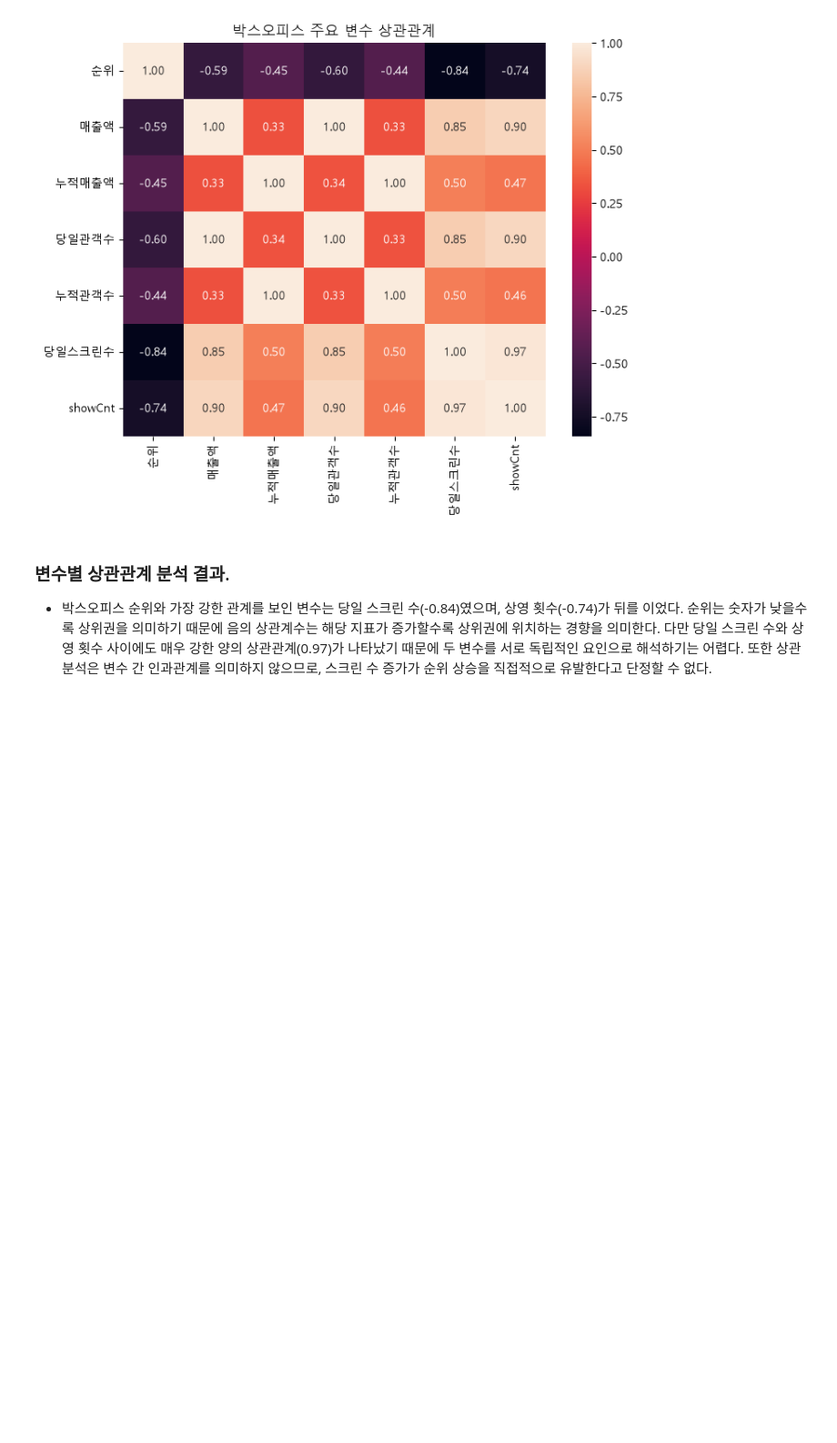
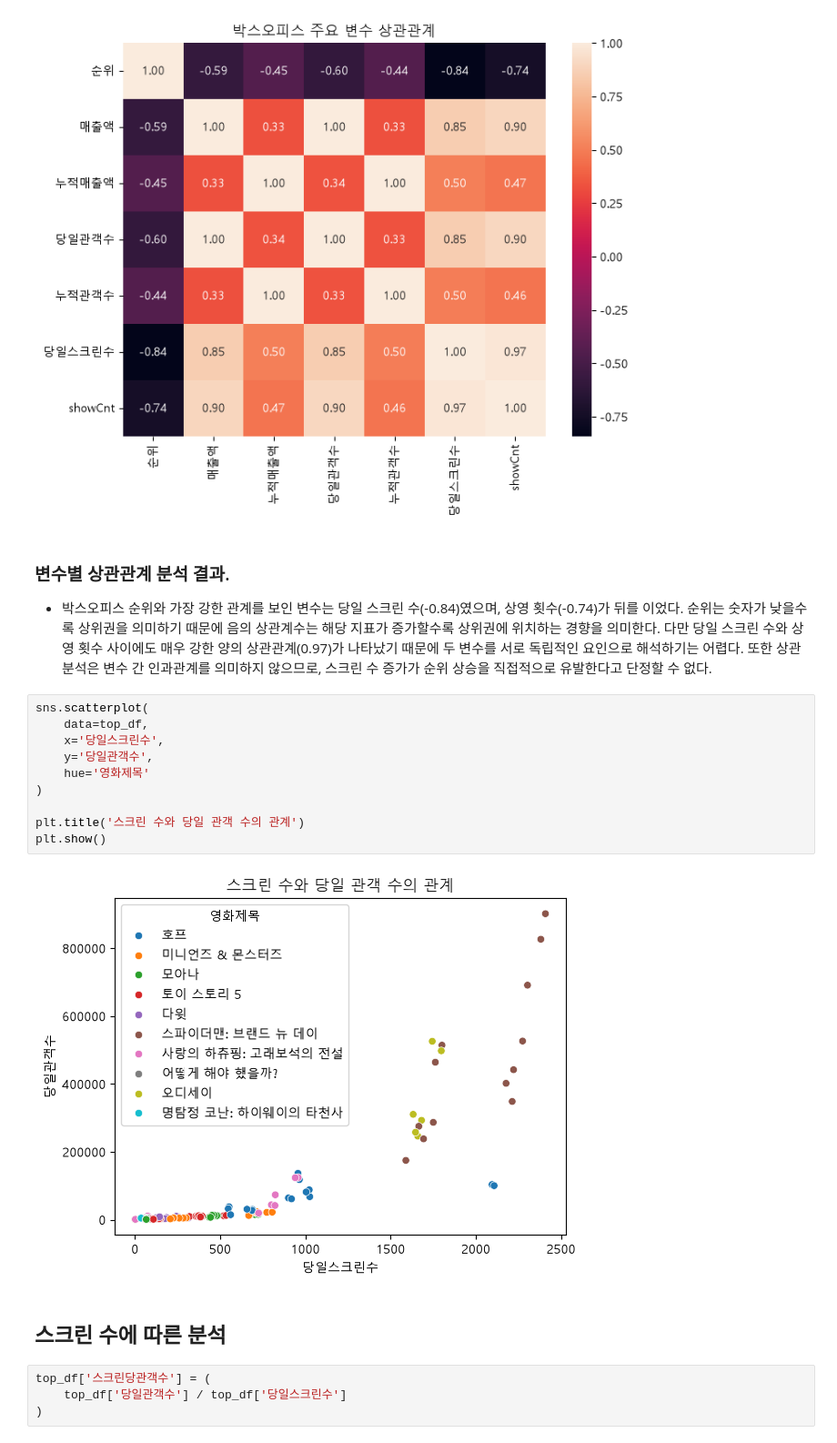
Before and after one commit to kkw5389-collab/sprint_mission16, a Jupyter notebook: notebooks/analysis.ipynb, the cells around one changed output. Shown at 91% size. Cells and saved outputs as stored; diff of their text form; blank space fills up the shorter version.

```diff
--- a/notebooks/analysis.ipynb
+++ b/notebooks/analysis.ipynb
@@ -715,3 +715,21 @@ plt.show()
 ### 변수별 상관관계 분석 결과.
 - 박스오피스 순위와 가장 강한 관계를 보인 변수는 당일 스크린 수(-0.84)였으며, 상영 횟수(-0.74)가 뒤를 이었다. 순위는 숫자가 낮을수록 상위권을 의미하기 때문에 음의 상관계수는 해당 지표가 증가할수록 상위권에 위치하는 경향을 의미한다.
 다만 당일 스크린 수와 상영 횟수 사이에도 매우 강한 양의 상관관계(0.97)가 나타났기 때문에 두 변수를 서로 독립적인 요인으로 해석하기는 어렵다. 또한 상관분석은 변수 간 인과관계를 의미하지 않으므로, 스크린 수 증가가 순위 상승을 직접적으로 유발한다고 단정할 수 없다.
+# %%
+sns.scatterplot(
+    data=top_df,
+    x='당일스크린수',
+    y='당일관객수',
+    hue='영화제목'
+)
+
+plt.title('스크린 수와 당일 관객 수의 관계')
+plt.show()
+# %% [output]
+[figure, added]
+# %% [markdown]
+## 스크린 수에 따른 분석
+# %%
+top_df['스크린당관객수'] = (
+    top_df['당일관객수'] / top_df['당일스크린수']
+)
```
Also changed, not shown: parts of 2 cells of this notebook.
